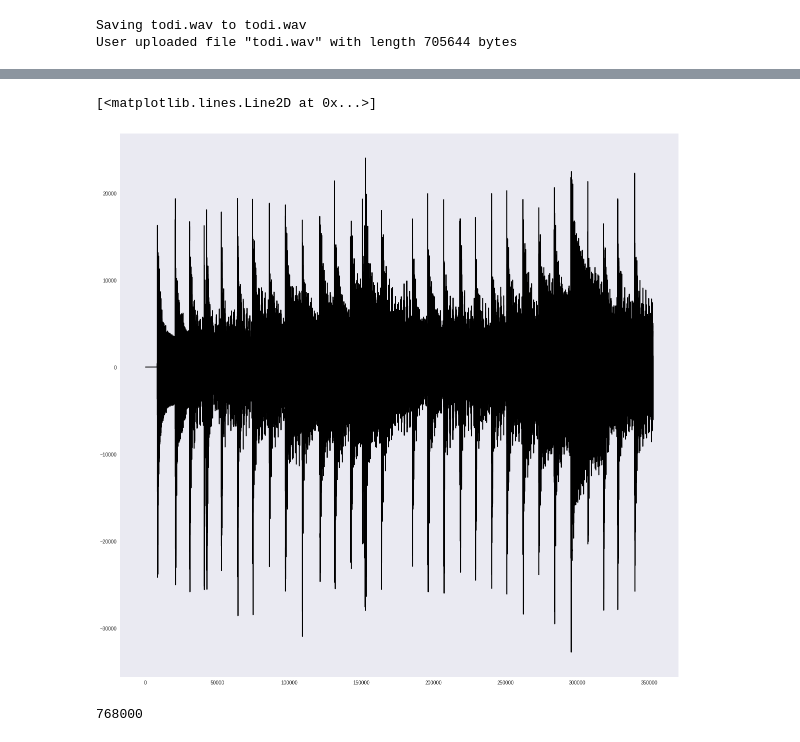
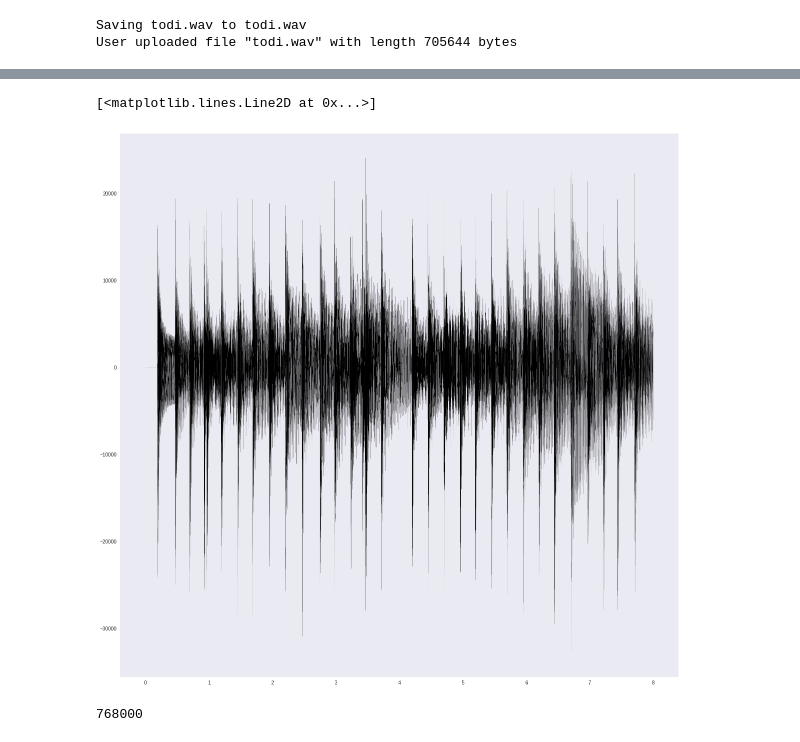
Before and after one commit to tandav/spectrogram, a Jupyter notebook: custom_fft_low_freqs.ipynb, the cells around one changed output, grey strips where cells are left out. Drawn from its saved outputs; the diff is of its cells as text; code cells hidden in the pictures.

```diff
--- a/custom_fft_low_freqs.ipynb
+++ b/custom_fft_low_freqs.ipynb
@@ -94,23 +94,24 @@ c-c#-192kHz (1).wav  c-c#-192kHz.wav  datalab
 # %%
 from scipy.io import wavfile
 # rate, x = wavfile.read('bar.wav')
 
 rate, x = wavfile.read('todi.wav')
 # rate, x = wavfile.read('c-c#-192kHz (1).wav')
 # rate, x = wavfile.read('malkauns-aroh.wav')
 # left_channel  = x[:, 0]
 # right_channel = x[:, 1]
 # signal = left_channel
 signal = x
 # signal = (left_channel + right_channel) / 2 # average left and right channels to mono signal
 N = len(signal)
 N
+t = np.linspace(0, N/rate, N)
 
 plt.grid()
-plt.plot(signal, 'k-')
+plt.plot(t, signal, 'k-', linewidth=0.1)
 # %% [output]
 [<matplotlib.lines.Line2D at 0x...>]
-[figure, old version]
+[figure, new version]
 # %%
 # left_channel.shape
 # right_channel.shape
```
Also changed, not shown: parts of 3 cells of this notebook.
